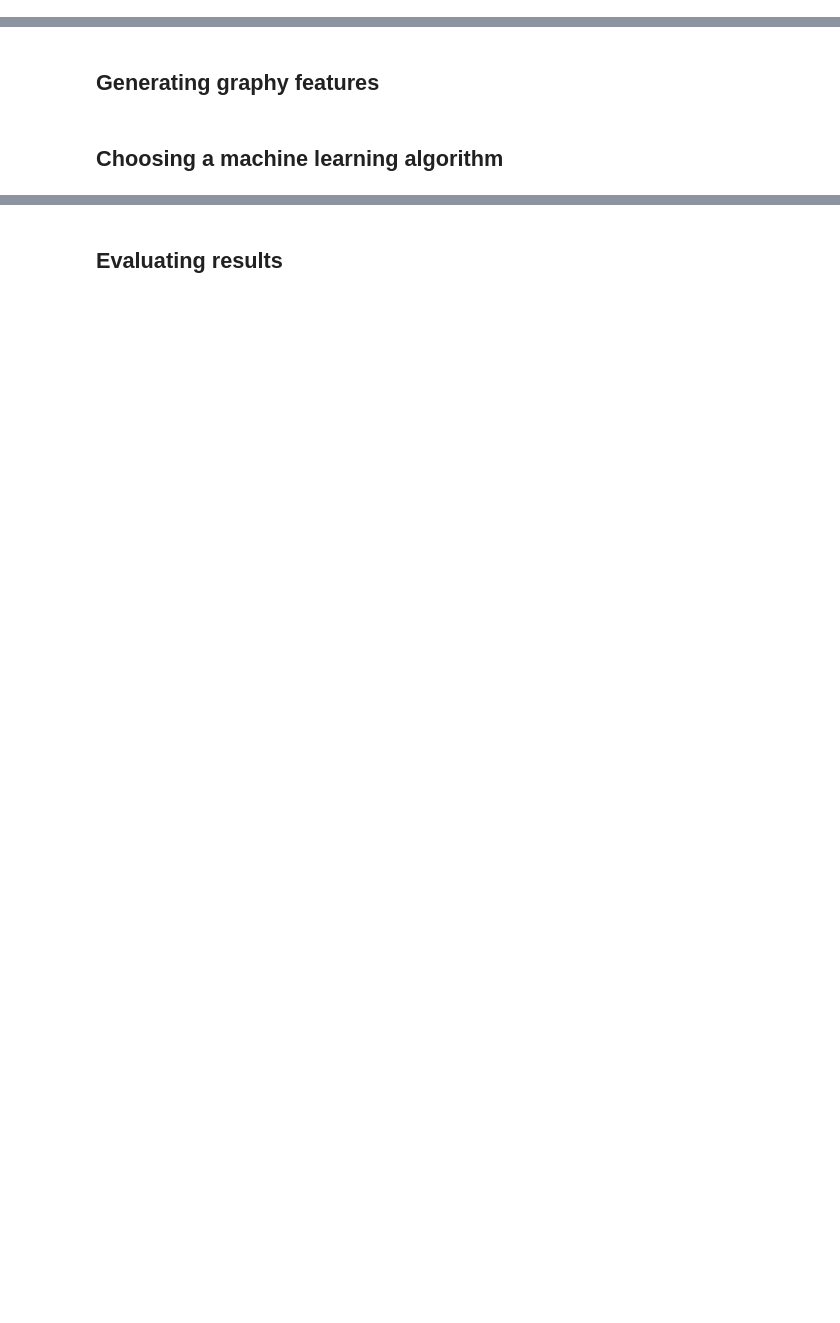
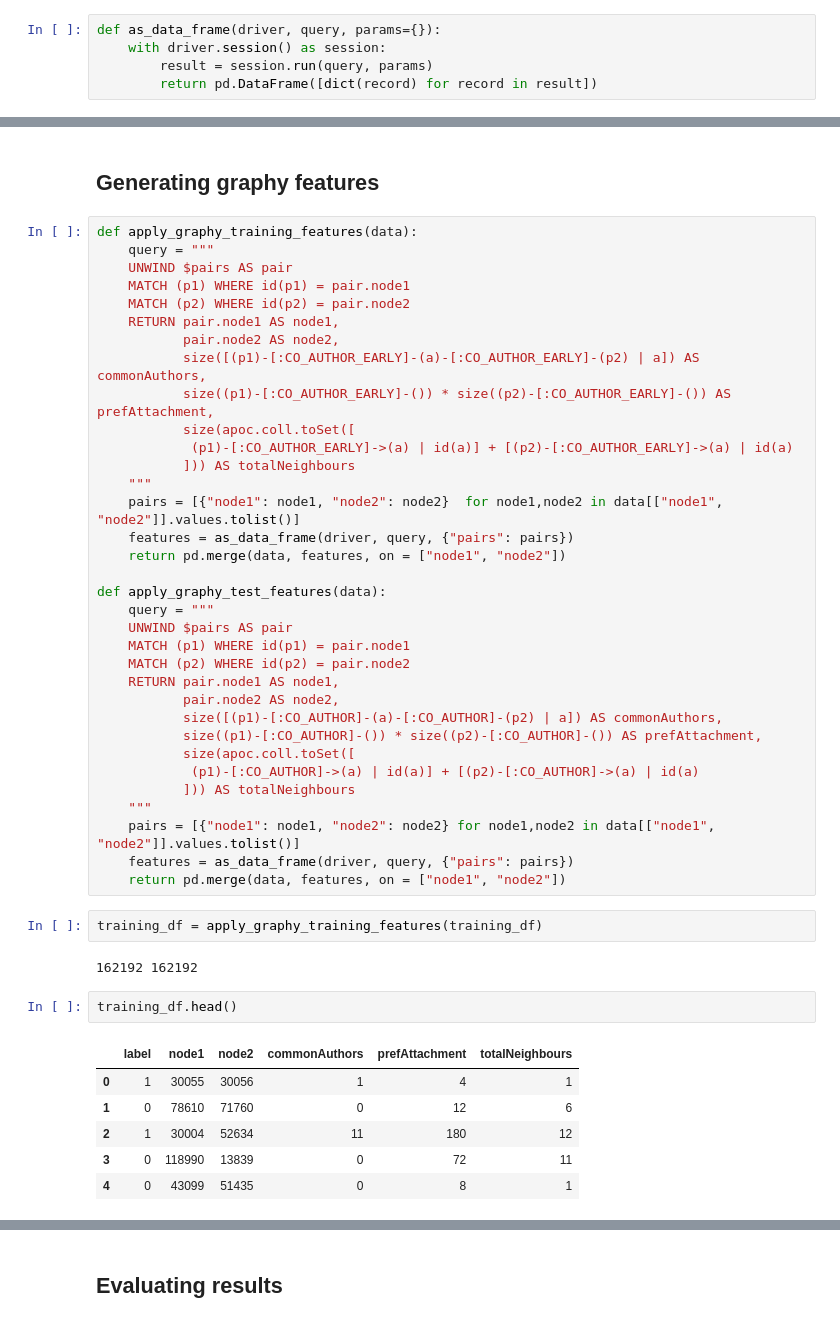
Before and after one commit to mneedham/link-prediction, a Jupyter notebook: LinkPrediction.ipynb, the cells around one changed output, grey strips where cells are left out. Drawn from its saved outputs; the diff is of its cells as text; blank space fills up the shorter version.

```diff
--- a/LinkPrediction.ipynb
+++ b/LinkPrediction.ipynb
@@ -48,0 +83,5 @@ In this section we're going to split our data into training and test sets to use
+# %%
+def as_data_frame(driver, query, params={}):
+    with driver.session() as session:
+        result = session.run(query, params)
+        return pd.DataFrame([dict(record) for record in result])
@@ -49,4 +158,49 @@ In this section we're going to split our data into training and test sets to use
 # %% [markdown]
 ## Generating graphy features
-# %% [markdown]
-## Choosing a machine learning algorithm
+# %%
+def apply_graphy_training_features(data):
+    query = """
+    UNWIND $pairs AS pair
+    MATCH (p1) WHERE id(p1) = pair.node1
+    MATCH (p2) WHERE id(p2) = pair.node2
+    RETURN pair.node1 AS node1,
+           pair.node2 AS node2,
+           size([(p1)-[:CO_AUTHOR_EARLY]-(a)-[:CO_AUTHOR_EARLY]-(p2) | a]) AS commonAuthors,
+           size((p1)-[:CO_AUTHOR_EARLY]-()) * size((p2)-[:CO_AUTHOR_EARLY]-()) AS prefAttachment,
+           size(apoc.coll.toSet([
+            (p1)-[:CO_AUTHOR_EARLY]->(a) | id(a)] + [(p2)-[:CO_AUTHOR_EARLY]->(a) | id(a)
+           ])) AS totalNeighbours
+    """
+    pairs = [{"node1": node1, "node2": node2}  for node1,node2 in data[["node1", "node2"]].values.tolist()]
+    features = as_data_frame(driver, query, {"pairs": pairs})
+    return pd.merge(data, features, on = ["node1", "node2"])
+
+def apply_graphy_test_features(data):
+    query = """
+    UNWIND $pairs AS pair
+    MATCH (p1) WHERE id(p1) = pair.node1
+    MATCH (p2) WHERE id(p2) = pair.node2
+    RETURN pair.node1 AS node1,
+           pair.node2 AS node2,
+           size([(p1)-[:CO_AUTHOR]-(a)-[:CO_AUTHOR]-(p2) | a]) AS commonAuthors,
+           size((p1)-[:CO_AUTHOR]-()) * size((p2)-[:CO_AUTHOR]-()) AS prefAttachment,
+           size(apoc.coll.toSet([
+            (p1)-[:CO_AUTHOR]->(a) | id(a)] + [(p2)-[:CO_AUTHOR]->(a) | id(a)
+           ])) AS totalNeighbours
+    """
+    pairs = [{"node1": node1, "node2": node2} for node1,node2 in data[["node1", "node2"]].values.tolist()]
+    features = as_data_frame(driver, query, {"pairs": pairs})
+    return pd.merge(data, features, on = ["node1", "node2"])
+# %%
+training_df = apply_graphy_training_features(training_df)
+# %% [output]
+162192 162192
+# %%
+training_df.head()
+# %% [output]
+|  | label | node1 | node2 | commonAuthors | prefAttachment | totalNeighbours |
+| 0 | 1 | 30055 | 30056 | 1 | 4 | 1 |
+| 1 | 0 | 78610 | 71760 | 0 | 12 | 6 |
+| 2 | 1 | 30004 | 52634 | 11 | 180 | 12 |
+| 3 | 0 | 118990 | 13839 | 0 | 72 | 11 |
+| 4 | 0 | 43099 | 51435 | 0 | 8 | 1 |
```
Also changed, not shown: parts of 20 cells of this notebook.
